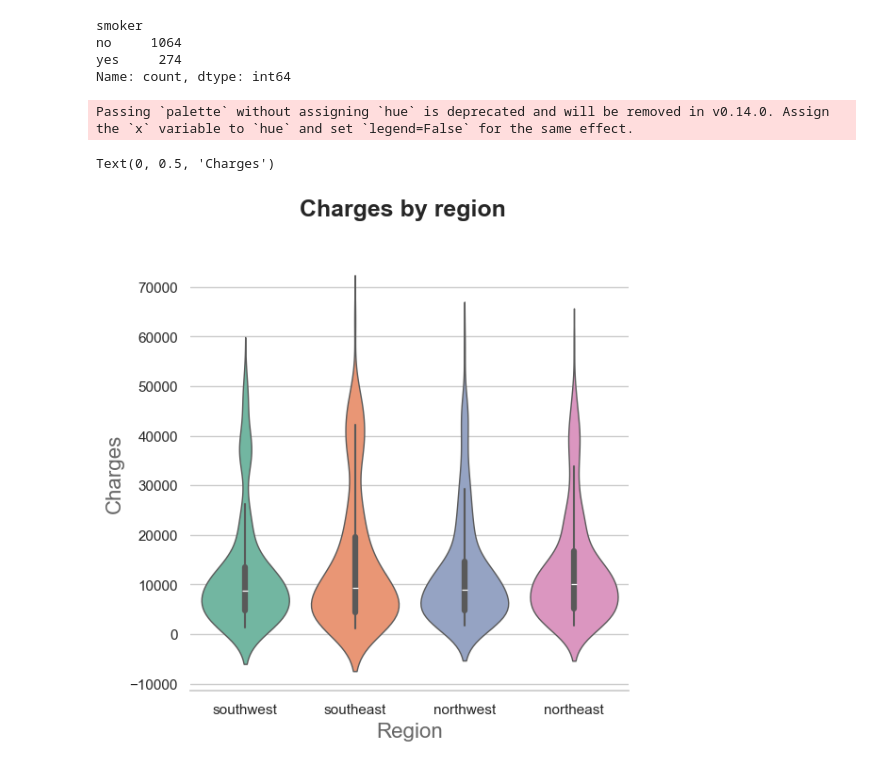
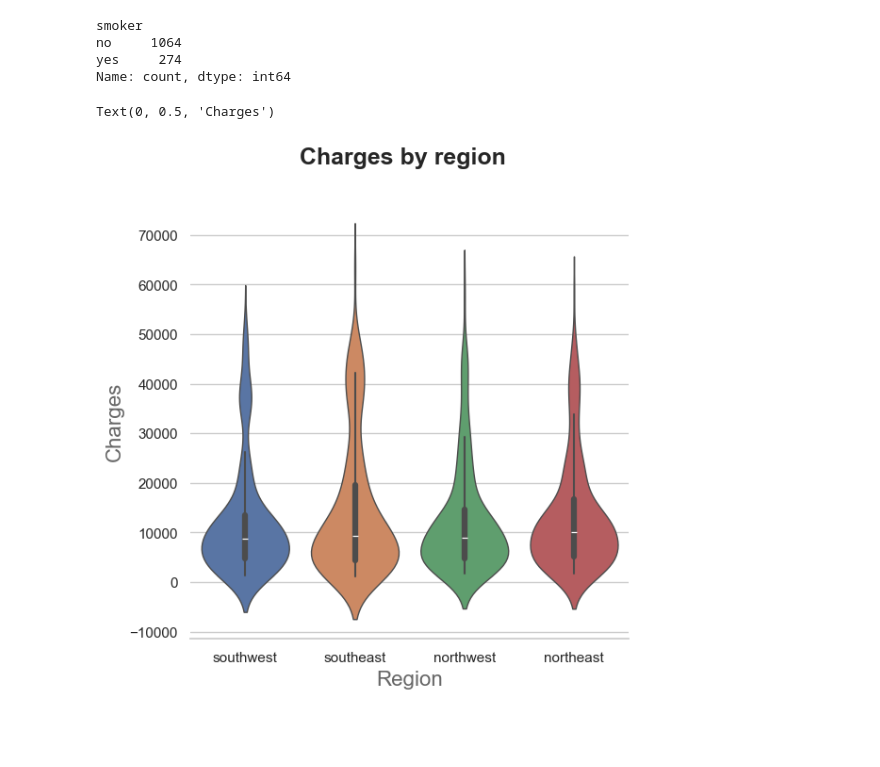
Before and after one commit to gachempa/KRBV0723, a Jupyter notebook: MachineLearning/ML-MedicalCharges.ipynb, the cells around one changed output. Drawn from its saved outputs; the diff is of its cells as text; code cells hidden in the pictures; blank space fills up the shorter version.

Commit message:
added violin plots for smoker

```diff
--- a/MachineLearning/ML-MedicalCharges.ipynb
+++ b/MachineLearning/ML-MedicalCharges.ipynb
@@ -169,17 +169,18 @@ fig.show()
 # %%
 sns.set(style="whitegrid")
 
 f, ax = plt.subplots(figsize=(6, 6))
 
 # Show each distribution with both violins and points
-sns.violinplot(x="region",y="charges",data=medical_df, inner="box", palette="Set2", cut=2, linewidth=1)
+# sns.violinplot(x="region",y="charges",data=medical_df, inner="box", palette="Set2", cut=2, linewidth=1)
+# above line - palette has been deprecated, use hue and legend=False instead
+sns.violinplot(x="region",y="charges",data=medical_df, inner="box", hue="region", legend=False,cut=2, linewidth=1)
 
 sns.despine(left=True)
 
 f.suptitle('Charges by region', fontsize=18, fontweight='bold')
 ax.set_xlabel("Region",size = 16,alpha=0.7)
 ax.set_ylabel("Charges",size = 16,alpha=0.7)
 # %% [output]
-Passing `palette` without assigning `hue` is deprecated and will be removed in v0.14.0. Assign the `x` variable to `hue` and set `legend=False` for the same effect.
+Text(0, 0.5, 'Charges')
-Text(0, 0.5, 'Charges')
-[figure, old version]
+[figure, new version]
```
Also changed, not shown: parts of 1 cell of this notebook.
